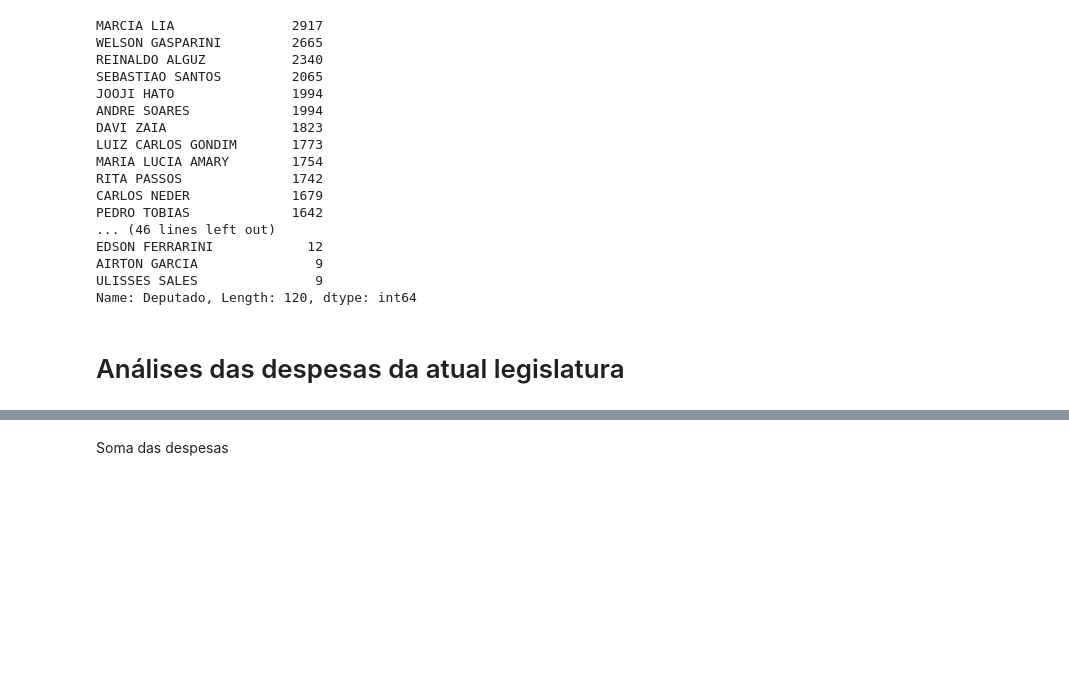
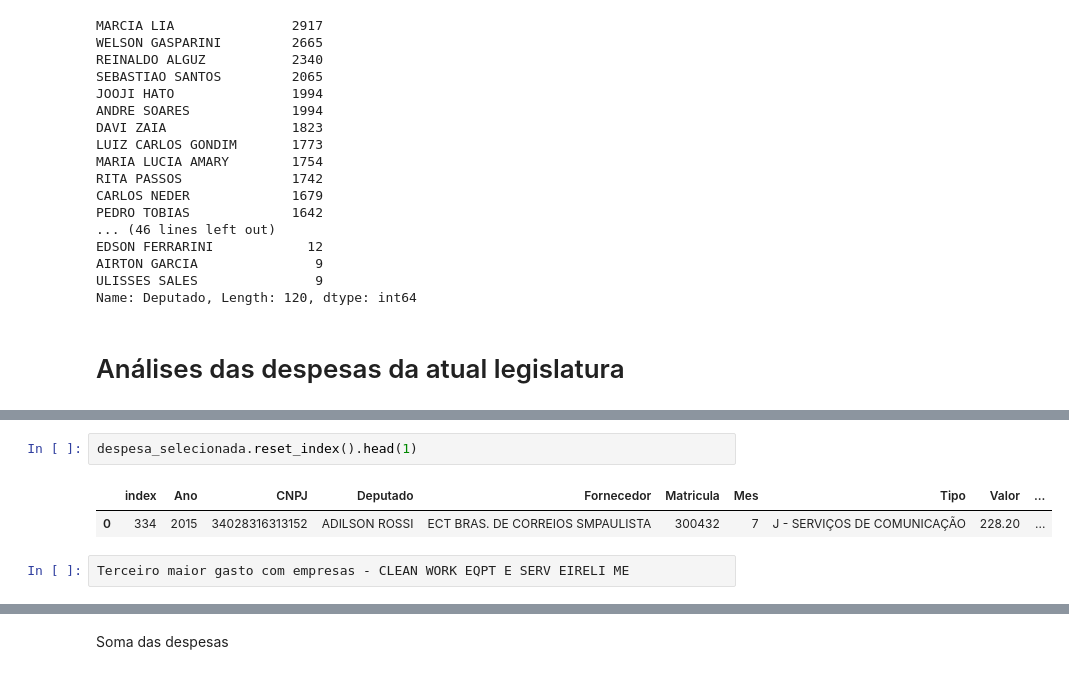
Before and after one commit to reichaves/alesp, a Jupyter notebook: alesp_despesas.ipynb, the cells around one changed output, grey strips where cells are left out. Drawn from its saved outputs; the diff is of its cells as text; blank space fills up the shorter version.

```diff
--- a/alesp_despesas.ipynb
+++ b/alesp_despesas.ipynb
@@ -522,0 +566,7 @@ Name: Deputado, Length: 120, dtype: int64
+# %%
+despesa_selecionada.reset_index().head(1)
+# %% [output]
+|  | index | Ano | CNPJ | Deputado | Fornecedor | Matricula | Mes | Tipo | Valor | ... |
+| 0 | 334 | 2015 | 34028316313152 | ADILSON ROSSI | ECT BRAS. DE CORREIOS SMPAULISTA | 300432 | 7 | J - SERVIÇOS DE COMUNICAÇÃO | 228.20 | ... |
+# %%
+Terceiro maior gasto com empresas - CLEAN WORK EQPT E SERV EIRELI ME
```
Also changed, not shown: parts of 12 cells of this notebook.
